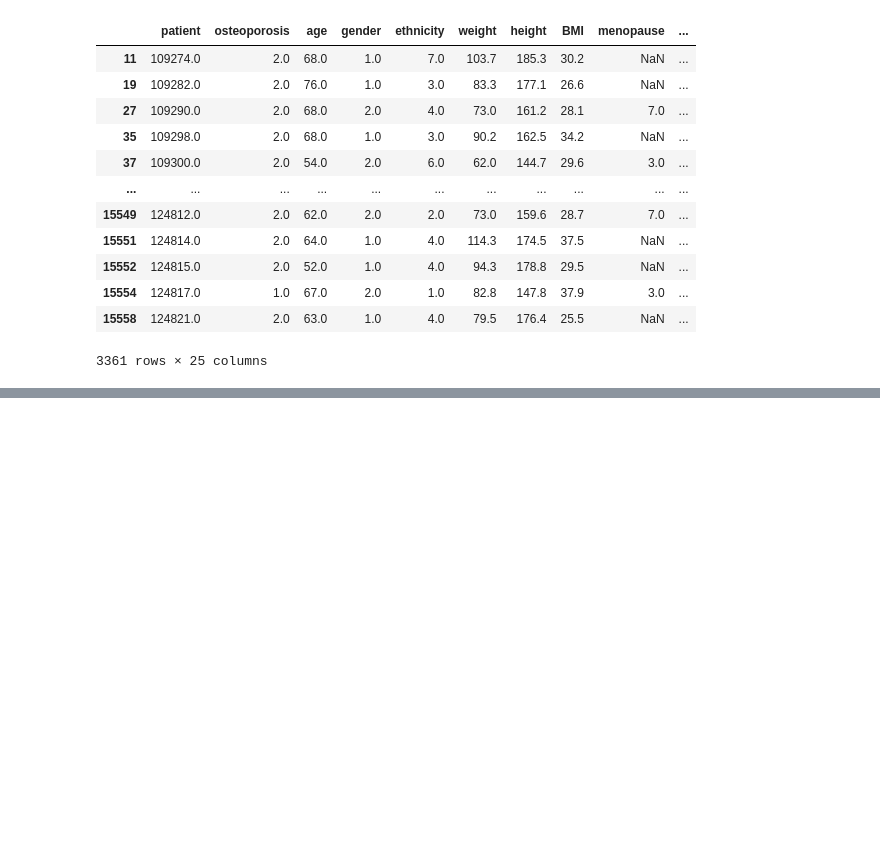
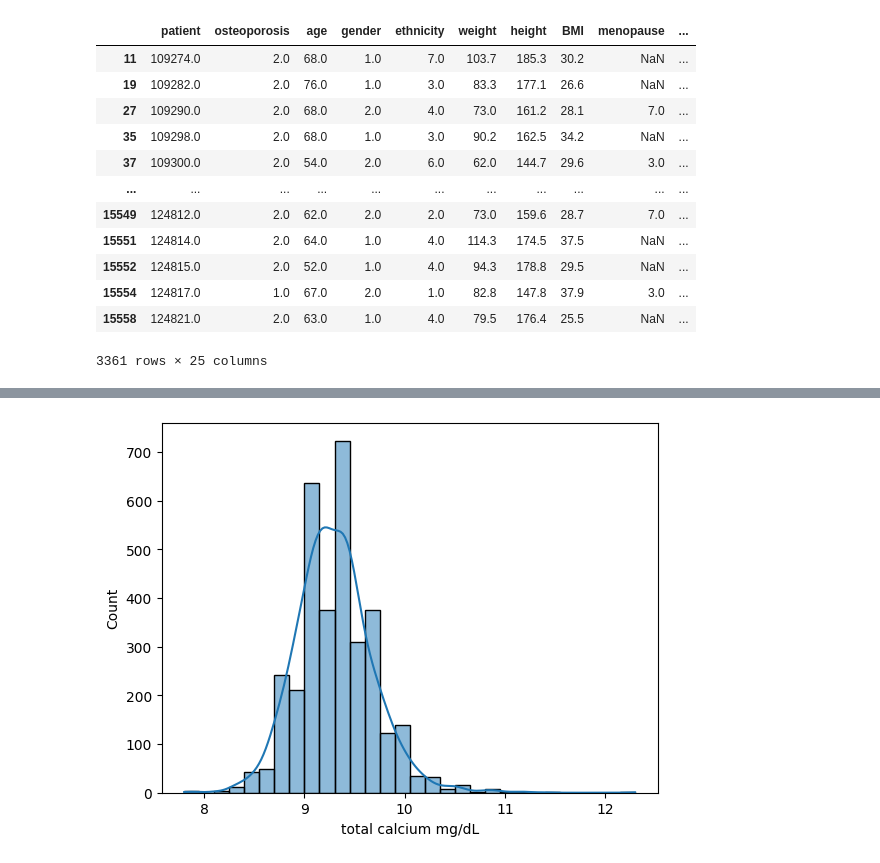
Before and after one commit to Oliwier-M/osteoporosis-AI, a Jupyter notebook: data.ipynb, the cells around one changed output, grey strips where cells are left out. Saved outputs shown, nothing was run; the diff lists cells and outputs as text; code cells hidden in the pictures; blank space fills up the shorter version.

```diff
--- a/data.ipynb
+++ b/data.ipynb
@@ -154,0 +176,5 @@ patient_rows
+# %%
+sns.histplot(data['total calcium mg/dL'], bins=30, kde=True)
+plt.show()
+# %% [output]
+[figure, added]
```
Also changed, not shown: parts of 48 cells of this notebook, 1 other file.
